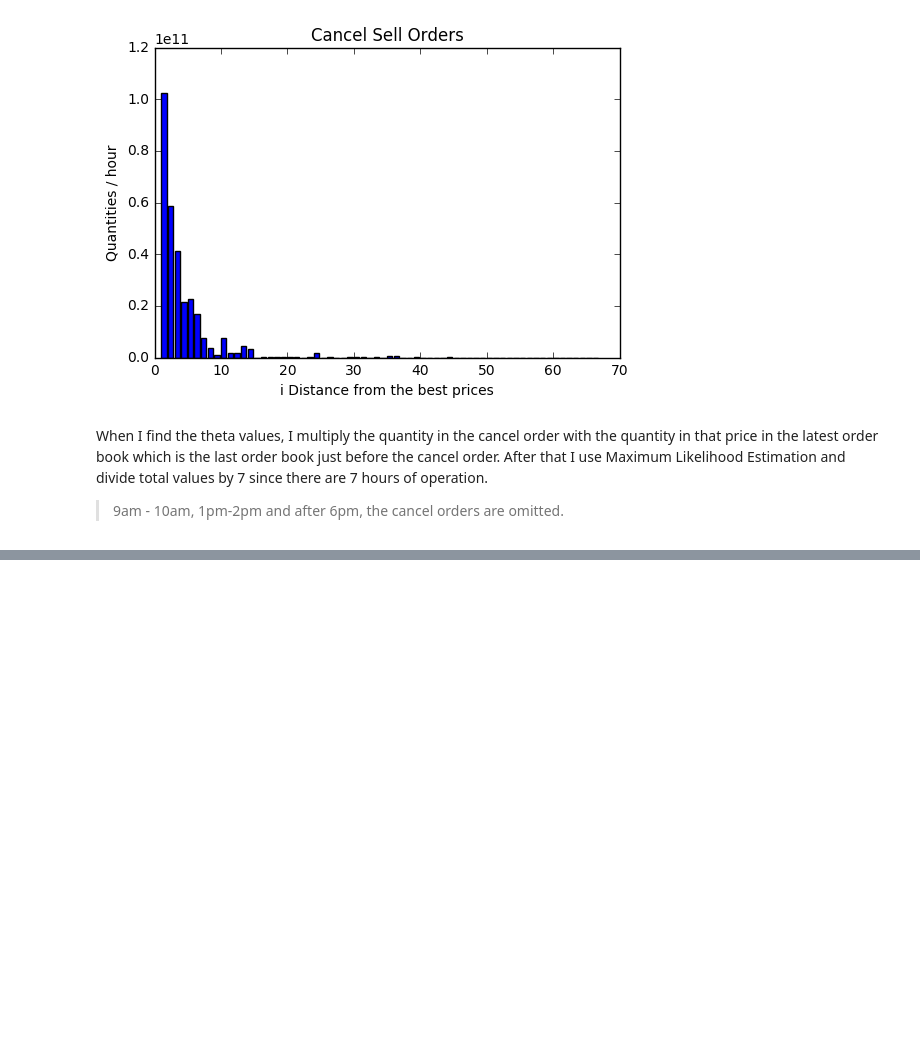
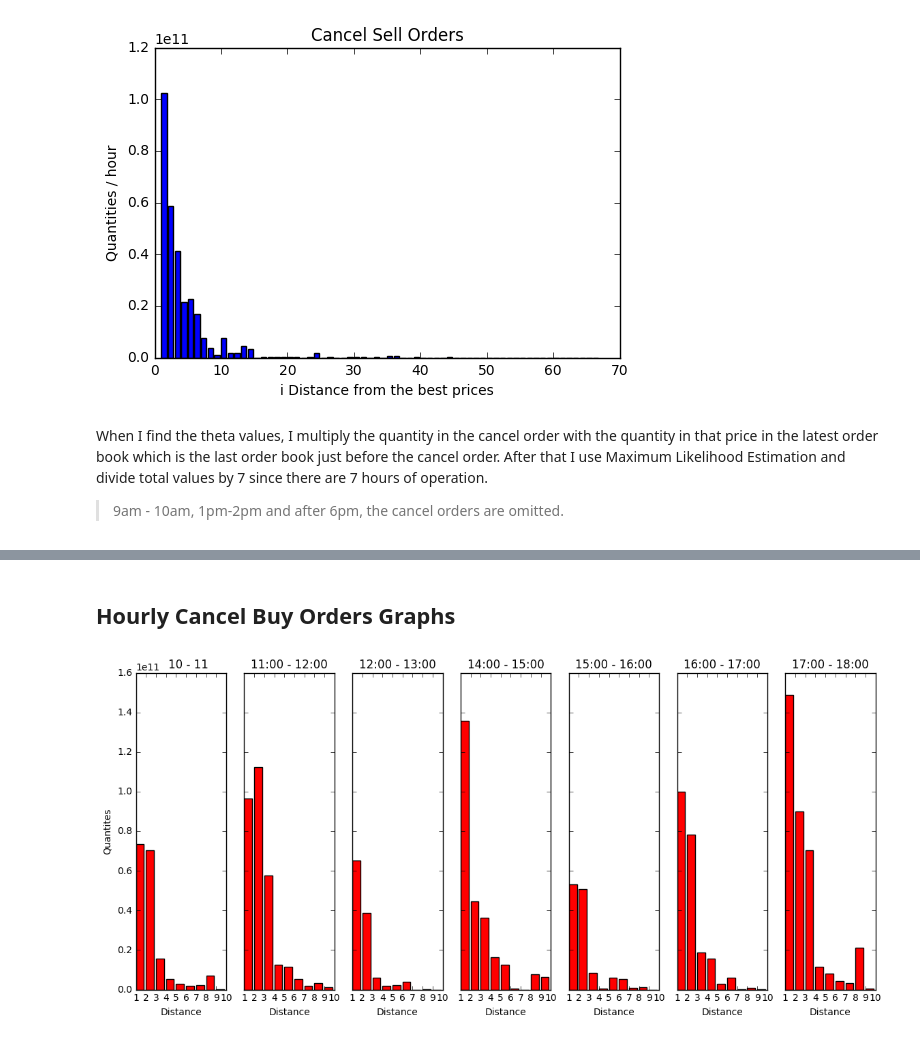
Before and after one commit to beratbrok/Itch, a Jupyter notebook: Order Features.ipynb, the cells around one changed output, grey strips where cells are left out. Saved outputs shown, nothing was run; the diff lists cells and outputs as text; code cells hidden in the pictures; blank space fills up the shorter version.

```diff
--- a/Order Features.ipynb
+++ b/Order Features.ipynb
@@ -351,0 +211,6 @@ plt.ylabel('Quantities')
+# %% [markdown]
+## Hourly Cancel Buy Orders Graphs
+# %%
+hourly_orders(orderFeatures['thetasForBuyCancelOrderHourly'], True)
+# %% [output]
+[figure, added]
```
Also changed, not shown: parts of 37 cells of this notebook.
